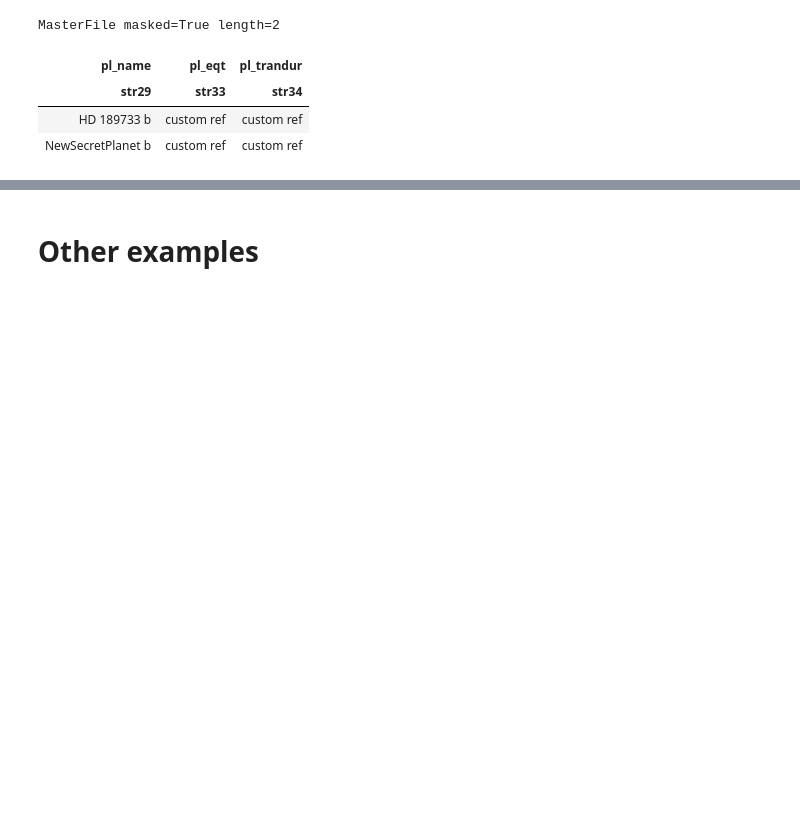
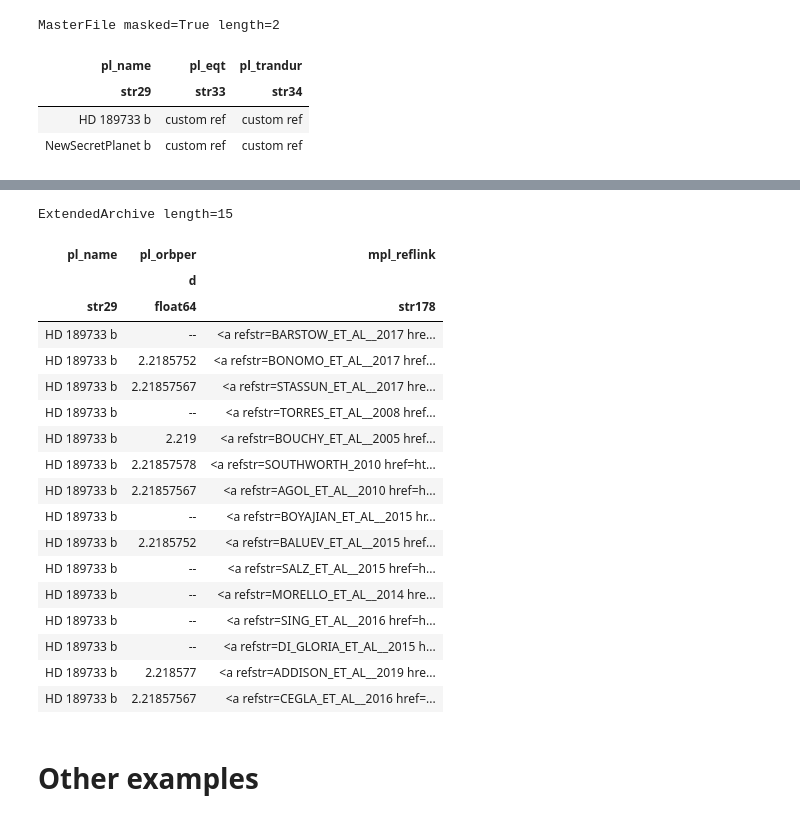
Before and after one commit to AntoineDarveau/exofile, a Jupyter notebook: Example.ipynb, the cells around one changed output, grey strips where cells are left out. Saved outputs shown, nothing was run; the diff lists cells and outputs as text; code cells hidden in the pictures; blank space fills up the shorter version.

```diff
--- a/Example.ipynb
+++ b/Example.ipynb
@@ -182,0 +257,3 @@ data = MasterFile.load_ref(query=False)
+# %%
+# Query the whole archive, so can take some time
+extend = ExtendedArchive.query()
@@ -183,3 +263,27 @@ data = MasterFile.load_ref(query=False)
+# %%
+# Get index of a planet in the table
+index = extend['pl_name'].find('HD 189')[0]
+extend[index]['pl_name', 'pl_orbper', 'mpl_reflink']
+# %% [output]
+ExtendedArchive length=15
+| pl_name | pl_orbper | mpl_reflink |
+|  | d |  |
+| str29 | float64 | str178 |
+| HD 189733 b | -- | <a refstr=BARSTOW_ET_AL__2017 hre... |
+| HD 189733 b | 2.2185752 | <a refstr=BONOMO_ET_AL__2017 href... |
+| HD 189733 b | 2.21857567 | <a refstr=STASSUN_ET_AL__2017 hre... |
+| HD 189733 b | -- | <a refstr=TORRES_ET_AL__2008 href... |
+| HD 189733 b | 2.219 | <a refstr=BOUCHY_ET_AL__2005 href... |
+| HD 189733 b | 2.21857578 | <a refstr=SOUTHWORTH_2010 href=ht... |
+| HD 189733 b | 2.21857567 | <a refstr=AGOL_ET_AL__2010 href=h... |
+| HD 189733 b | -- | <a refstr=BOYAJIAN_ET_AL__2015 hr... |
+| HD 189733 b | 2.2185752 | <a refstr=BALUEV_ET_AL__2015 href... |
+| HD 189733 b | -- | <a refstr=SALZ_ET_AL__2015 href=h... |
+| HD 189733 b | -- | <a refstr=MORELLO_ET_AL__2014 hre... |
+| HD 189733 b | -- | <a refstr=SING_ET_AL__2016 href=h... |
+| HD 189733 b | -- | <a refstr=DI_GLORIA_ET_AL__2015 h... |
+| HD 189733 b | 2.218577 | <a refstr=ADDISON_ET_AL__2019 hre... |
+| HD 189733 b | 2.21857567 | <a refstr=CEGLA_ET_AL__2016 href=... |
 # %% [markdown]
 # Other examples
 # %% [markdown]
```
Also changed, not shown: parts of 46 cells of this notebook, 1 other file.
